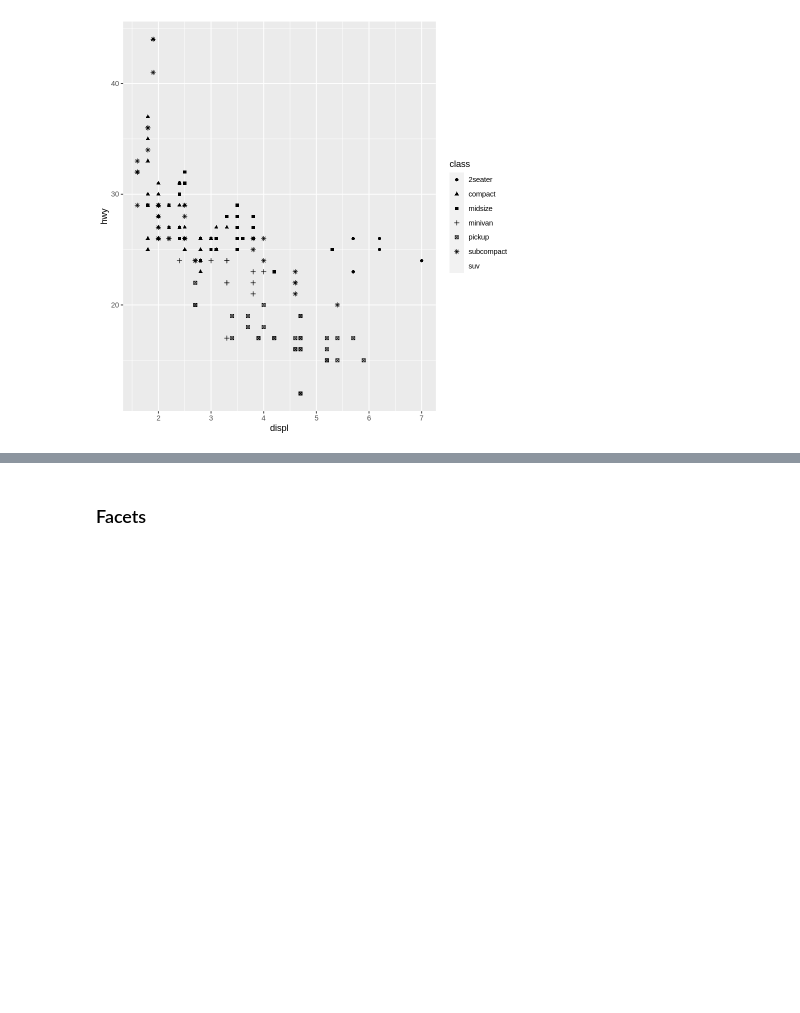
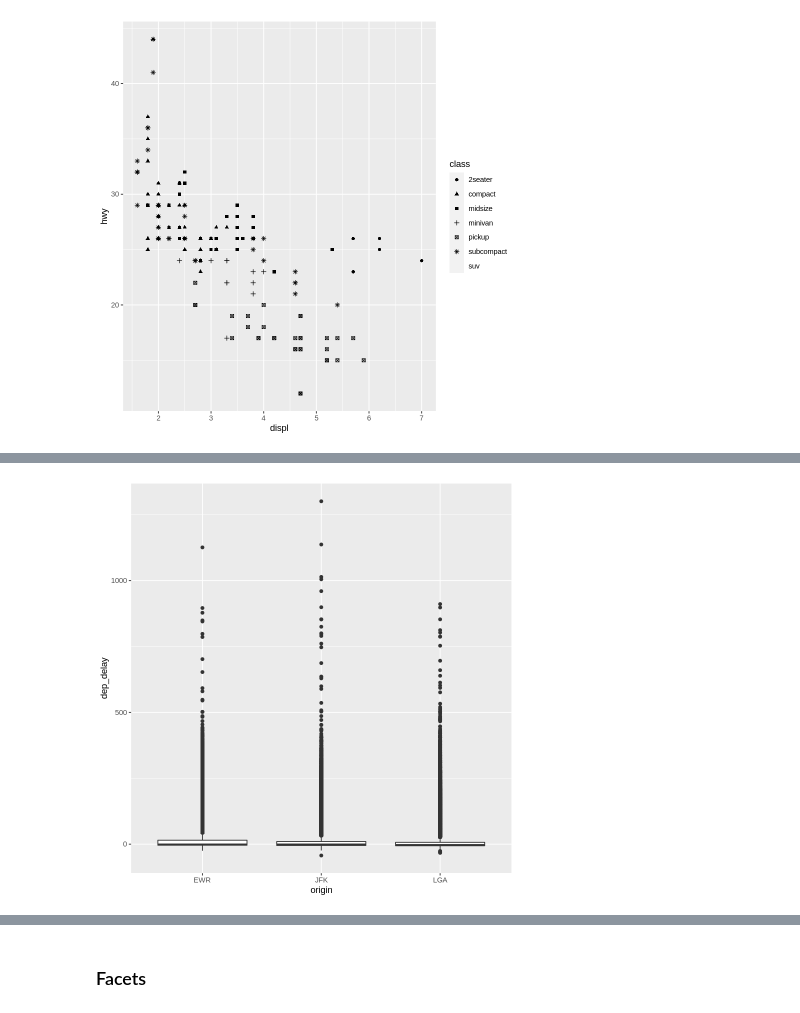
Before and after one commit to ikwak2/testrepository, a Jupyter notebook: R4df_1.ipynb, the cells around one changed output, grey strips where cells are left out. Cells and saved outputs as stored; diff of their text form; code cells hidden in the pictures; blank space fills up the shorter version.

```diff
--- a/R4df_1.ipynb
+++ b/R4df_1.ipynb
@@ -522,0 +544,3 @@ Warning message:
+# %%
+flights %>% ggplot(aes(x = origin, y=dep_delay )) + geom_boxplot()
+# %% [output]
@@ -522,0 +549 @@ Warning message:
+[figure, added]
```
Also changed, not shown: parts of 11 cells of this notebook.
